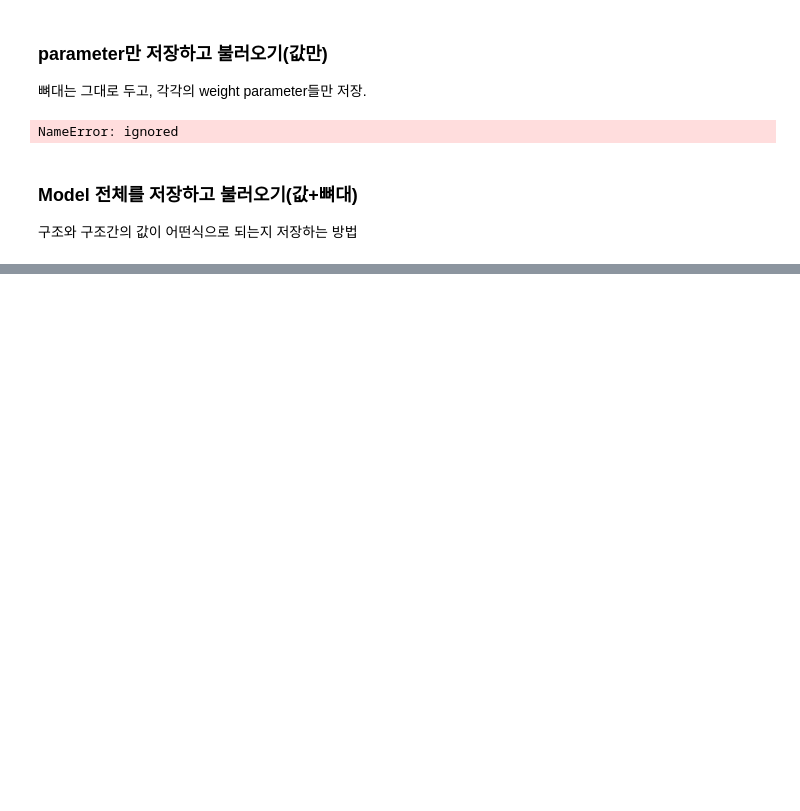
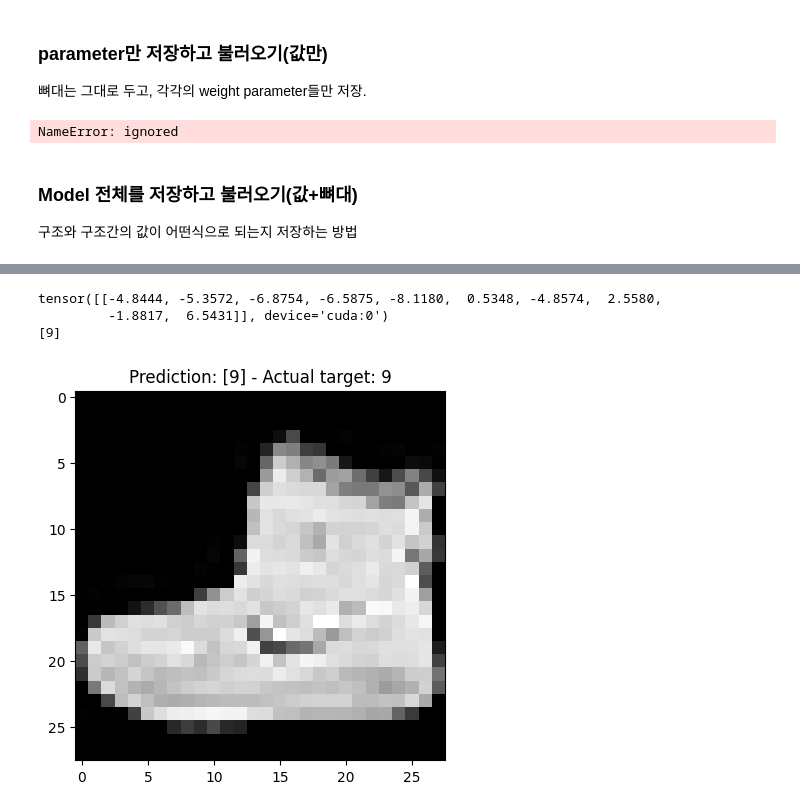
Before and after one commit to dmswneunju/DeepLearning_signiture, a Jupyter notebook: ch06_DNN_F_MNIST_classifier.ipynb, the cells around one changed output, grey strips where cells are left out. Drawn from its saved outputs; the diff is of its cells as text; code cells hidden in the pictures; blank space fills up the shorter version.

```diff
--- a/ch06_DNN_F_MNIST_classifier.ipynb
+++ b/ch06_DNN_F_MNIST_classifier.ipynb
@@ -335,0 +364,31 @@ test_loop(test_dataloader, model3, loss)
+# %%
+ # Disable grad
+with torch.no_grad():
+
+  # Retrieve item
+  image = training_data[0][0].to(device)
+  true_target = training_data[0][1]
+
+  # Generate prediction
+  #model = NeuralNetwork().to(device)
+
+  prediction = model(image)
+  print(prediction)
+
+  # Predicted class value using argmax
+  # 예측값이 tensor에 저장되어있으므로 cpu로 넣어줘야한다.
+  predicted_class = prediction.argmax(1).cpu().numpy()
+  #예측값 출력
+  print(predicted_class)
+  # Reshape image
+  image = image.reshape(28, 28, 1)
+
+  # Show result
+  plt.imshow(image.cpu().numpy(), cmap='gray')
+  plt.title(f'Prediction: {predicted_class} - Actual target: {true_target}')
+  plt.show()
+# %% [output]
+tensor([[-4.8444, -5.3572, -6.8754, -6.5875, -8.1180,  0.5348, -4.8574,  2.5580,
+         -1.8817,  6.5431]], device='cuda:0')
+[9]
+[figure, added]
```
Also changed, not shown: parts of 13 cells of this notebook.
